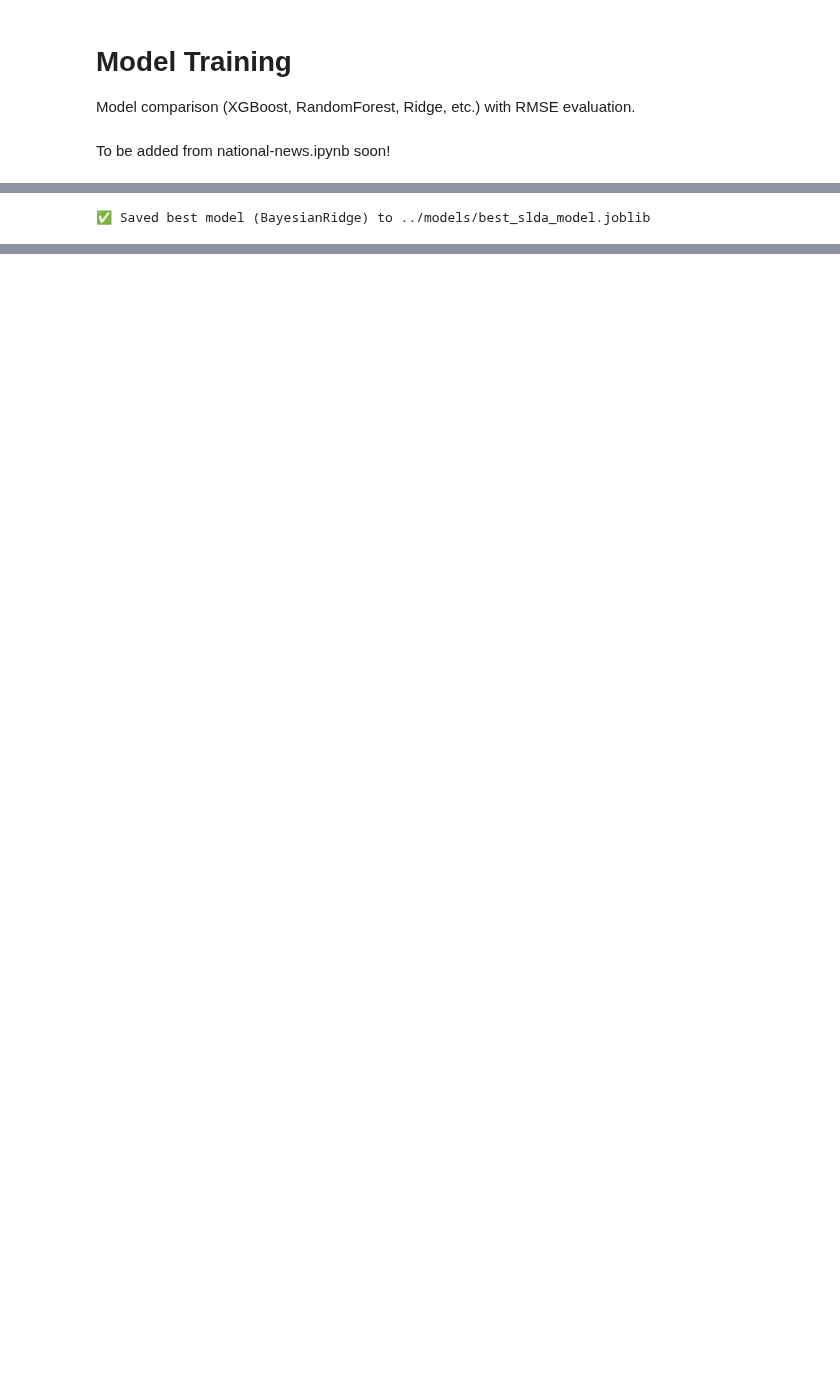
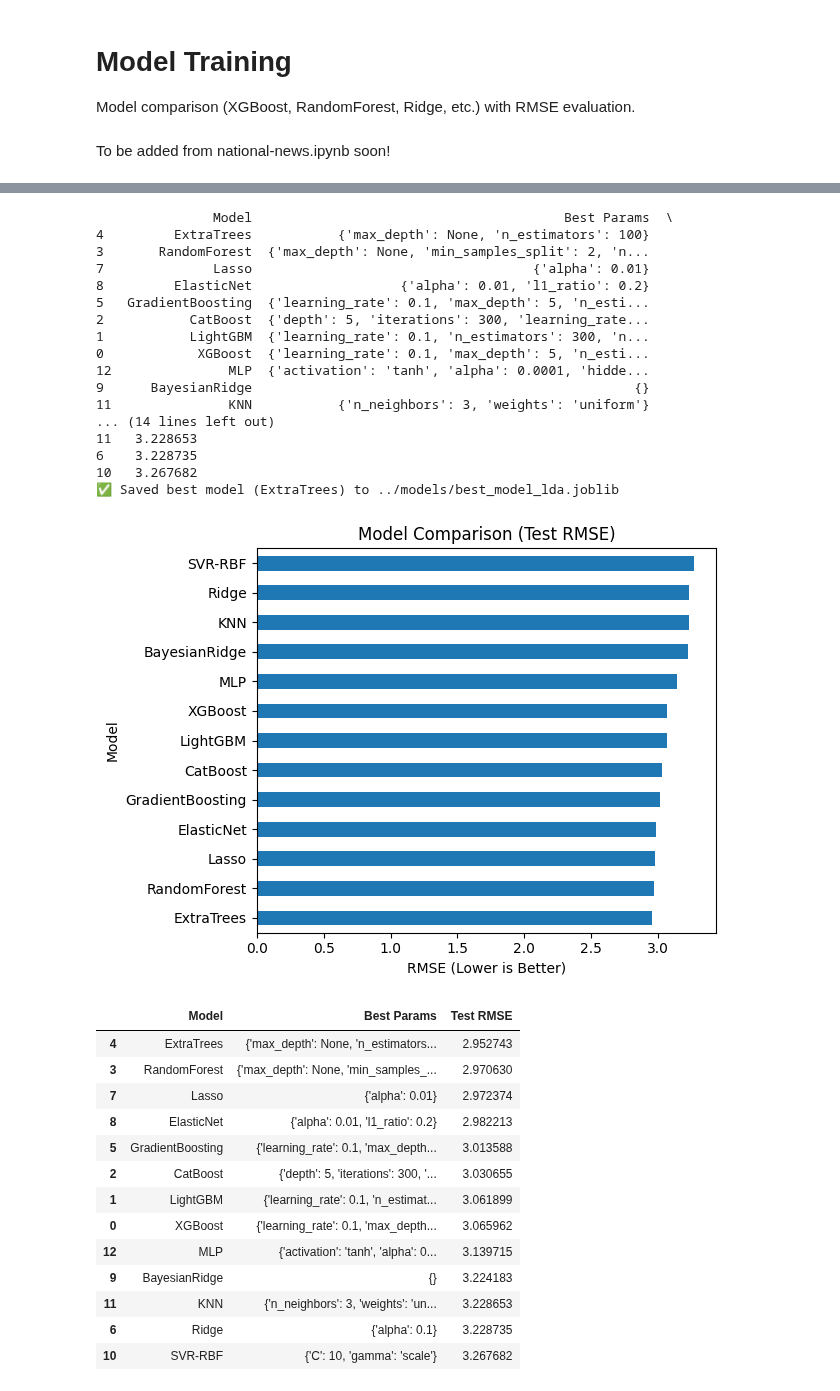
Before and after one commit to Benemrxr/project-ds4pp-eth2025, a Jupyter notebook: notebooks/05-model-training.ipynb, the cells around one changed output, grey strips where cells are left out. Saved outputs shown, nothing was run; the diff lists cells and outputs as text; code cells hidden in the pictures; blank space fills up the shorter version.

Commit message:
generalised function for evaluation and lda, slda and bert

```diff
--- a/notebooks/05-model-training.ipynb
+++ b/notebooks/05-model-training.ipynb
@@ -11,4 +6,0 @@ df_lda = pd.read_csv("../data/processed/features_lda_monthly.csv")
-# %%
-# print preview of the features dataFrame
-cols = ['month', 'INDPRO', 'sentiment'] + [c for c in df_lda.columns if c not in ('month', 'INDPRO', 'sentiment')]
-display(df_lda[cols].head())
@@ -23,2 +6,0 @@ display(df_lda[cols].head())
-# %%
-df = df_lda.copy()
@@ -500,34 +207,7 @@ plt.show()
-# %%
-# Save best models
-import joblib
-from xgboost import XGBRegressor
-from sklearn.ensemble import RandomForestRegressor, GradientBoostingRegressor
-from sklearn.linear_model import Ridge, BayesianRidge # Added BayesianRidge
-
-# 1) Identify best model by lowest RMSE
-best_idx     = results_df['Test RMSE'].idxmin()
-best_name    = results_df.loc[best_idx, 'Model']
-best_params  = results_df.loc[best_idx, 'Best Params']
-
-# 2) Re‐instantiate and fit on full training set
-if best_name == 'XGBoost':
-    best_model = XGBRegressor(objective='reg:squarederror', random_state=42, **best_params)
-elif best_name == 'RandomForest':
-    best_model = RandomForestRegressor(random_state=42, **best_params)
-elif best_name == 'GradientBoosting':
-    best_model = GradientBoostingRegressor(random_state=42, **best_params)
-elif best_name == 'Ridge':
-    best_model = Ridge(**best_params)
-elif best_name == 'BayesianRidge': # Added this condition
-    best_model = BayesianRidge(**best_params)
-else:
-    raise ValueError(f"Unknown model: {best_name}")
-
-best_model.fit(X_train, y_train)
-
-# 3) Save to disk for later use (e.g. SHAP analysis)
-model_path = "../models/best_slda_model.joblib" # Changed filename
-joblib.dump(best_model, model_path)
-print(f"✅ Saved best model ({best_name}) to {model_path}")
-# %% [output]
-✅ Saved best model (BayesianRidge) to ../models/best_slda_model.joblib
+# %%
+train_topic_model(
+    input_file="../data/processed/features_lda_monthly.csv",
+    feature_prefix="topic_",
+    model_save_path="../models/best_model_lda.joblib"
+)
+# %% [output]
@@ -533,0 +238,32 @@ print(f"✅ Saved best model ({best_name}) to {model_path}")
+               Model                                        Best Params  \
+4         ExtraTrees           {'max_depth': None, 'n_estimators': 100}
+3       RandomForest  {'max_depth': None, 'min_samples_split': 2, 'n...
+7              Lasso                                    {'alpha': 0.01}
+8         ElasticNet                   {'alpha': 0.01, 'l1_ratio': 0.2}
+5   GradientBoosting  {'learning_rate': 0.1, 'max_depth': 5, 'n_esti...
+2           CatBoost  {'depth': 5, 'iterations': 300, 'learning_rate...
+1           LightGBM  {'learning_rate': 0.1, 'n_estimators': 300, 'n...
+0            XGBoost  {'learning_rate': 0.1, 'max_depth': 5, 'n_esti...
+12               MLP  {'activation': 'tanh', 'alpha': 0.0001, 'hidde...
+9      BayesianRidge                                                 {}
+11               KNN           {'n_neighbors': 3, 'weights': 'uniform'}
+... (14 lines left out)
+11   3.228653
+6    3.228735
+10   3.267682
+✅ Saved best model (ExtraTrees) to ../models/best_model_lda.joblib
+[figure, added]
+|  | Model | Best Params | Test RMSE |
+| 4 | ExtraTrees | {'max_depth': None, 'n_estimators... | 2.952743 |
+| 3 | RandomForest | {'max_depth': None, 'min_samples_... | 2.970630 |
+| 7 | Lasso | {'alpha': 0.01} | 2.972374 |
+| 8 | ElasticNet | {'alpha': 0.01, 'l1_ratio': 0.2} | 2.982213 |
+| 5 | GradientBoosting | {'learning_rate': 0.1, 'max_depth... | 3.013588 |
+| 2 | CatBoost | {'depth': 5, 'iterations': 300, '... | 3.030655 |
+| 1 | LightGBM | {'learning_rate': 0.1, 'n_estimat... | 3.061899 |
+| 0 | XGBoost | {'learning_rate': 0.1, 'max_depth... | 3.065962 |
+| 12 | MLP | {'activation': 'tanh', 'alpha': 0... | 3.139715 |
+| 9 | BayesianRidge | {} | 3.224183 |
+| 11 | KNN | {'n_neighbors': 3, 'weights': 'un... | 3.228653 |
+| 6 | Ridge | {'alpha': 0.1} | 3.228735 |
+| 10 | SVR-RBF | {'C': 10, 'gamma': 'scale'} | 3.267682 |
```
Also changed, not shown: parts of 35 cells of this notebook, 3 other files.
